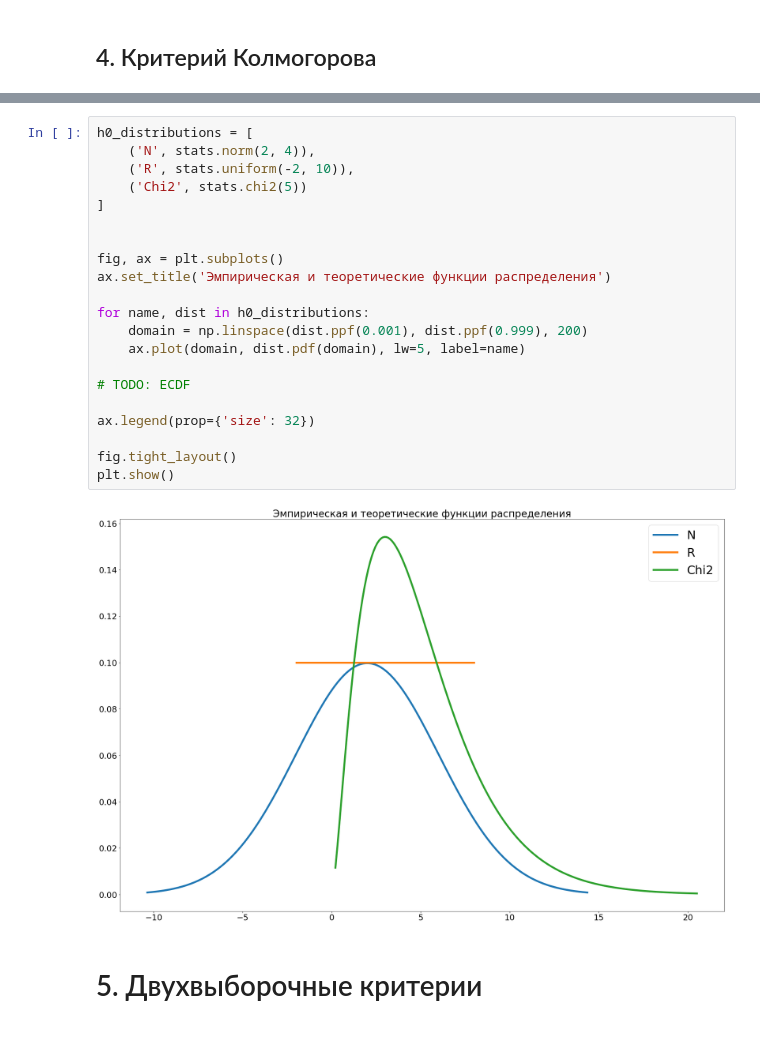
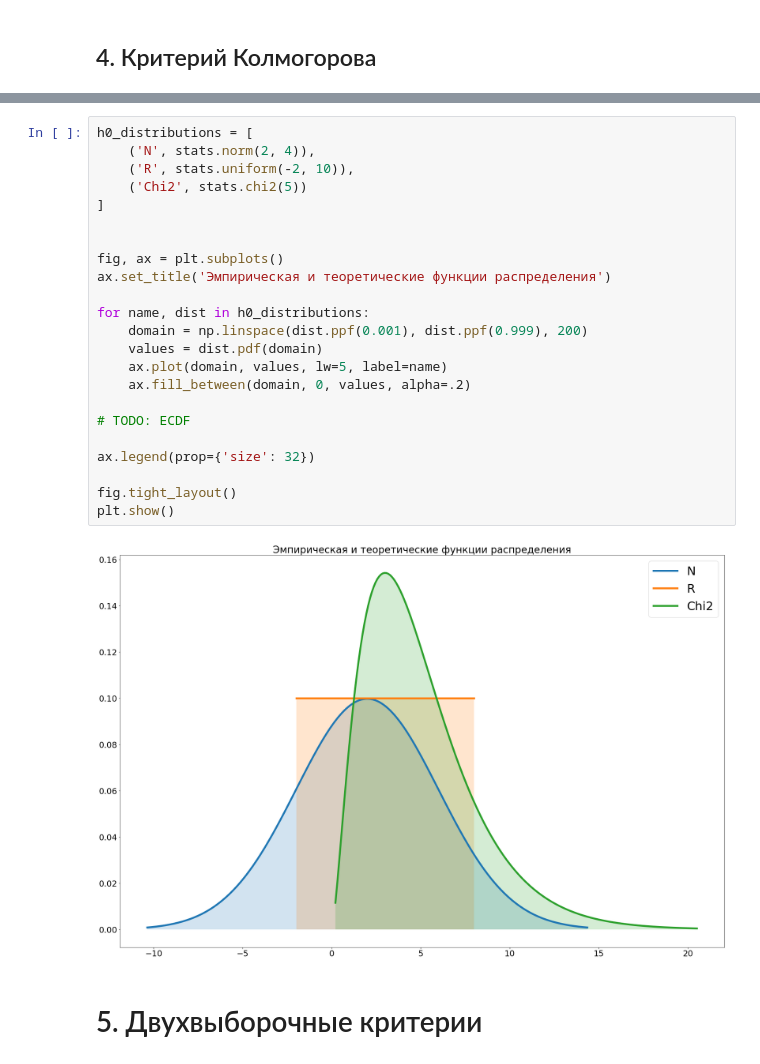
Before and after one commit to Santexchik2000/matstat-labs, a Jupyter notebook: 2.ipynb, the cells around one changed output, grey strips where cells are left out. Cells and saved outputs as stored; diff of their text form.

```diff
--- a/2.ipynb
+++ b/2.ipynb
@@ -205,26 +205,28 @@ table(
 # %%
 h0_distributions = [
     ('N', stats.norm(2, 4)),
     ('R', stats.uniform(-2, 10)),
     ('Chi2', stats.chi2(5))
 ]
 
 
 fig, ax = plt.subplots()
 ax.set_title('Эмпирическая и теоретические функции распределения')
 
 for name, dist in h0_distributions:
     domain = np.linspace(dist.ppf(0.001), dist.ppf(0.999), 200)
-    ax.plot(domain, dist.pdf(domain), lw=5, label=name)
+    values = dist.pdf(domain)
+    ax.plot(domain, values, lw=5, label=name)
+    ax.fill_between(domain, 0, values, alpha=.2)
 
 # TODO: ECDF
 
 ax.legend(prop={'size': 32})
 
 fig.tight_layout()
 plt.show()
 # %% [output]
-[figure, old version]
+[figure, new version]
 # %% [markdown]
 # 5. Двухвыборочные критерии
 # %%
```
